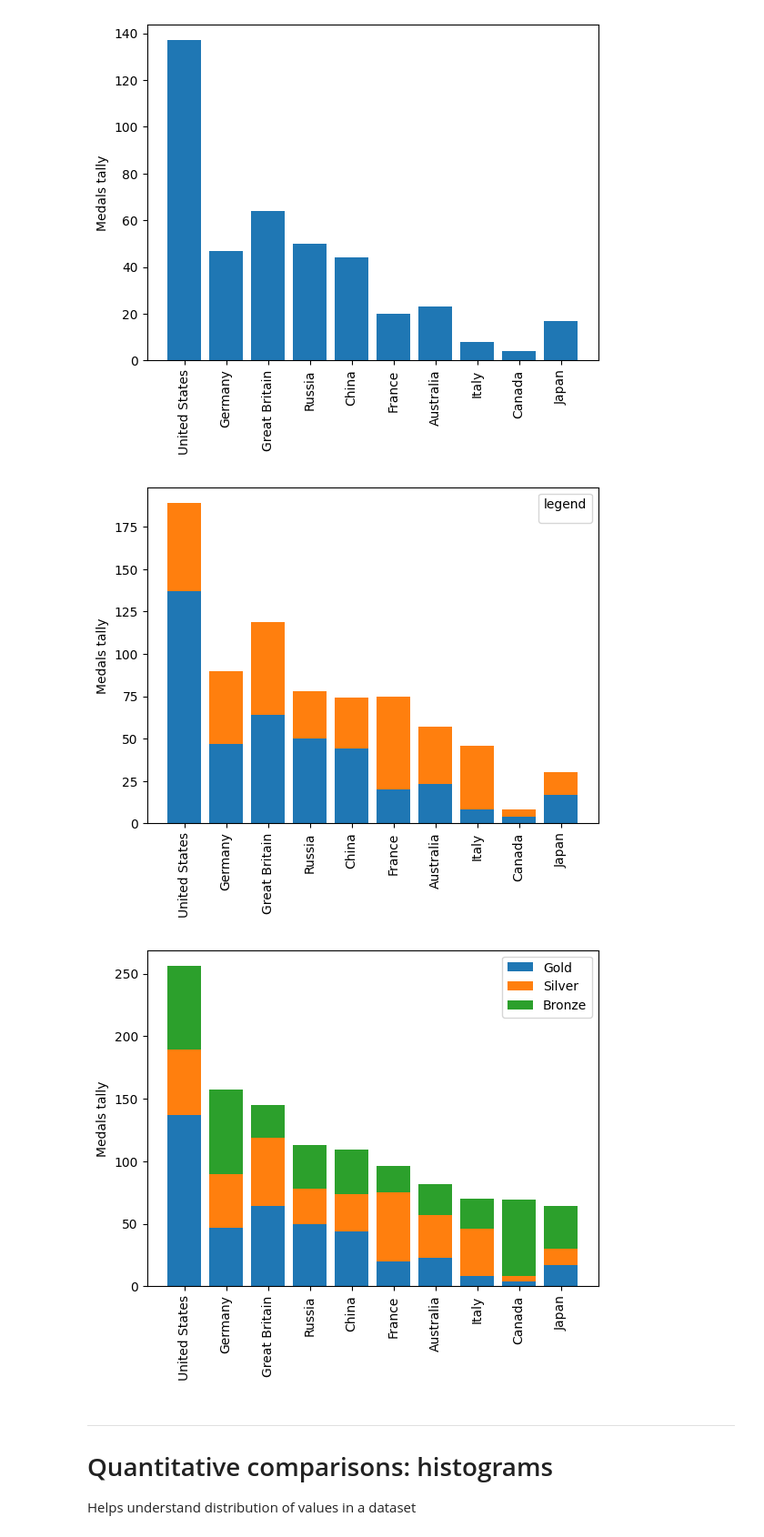
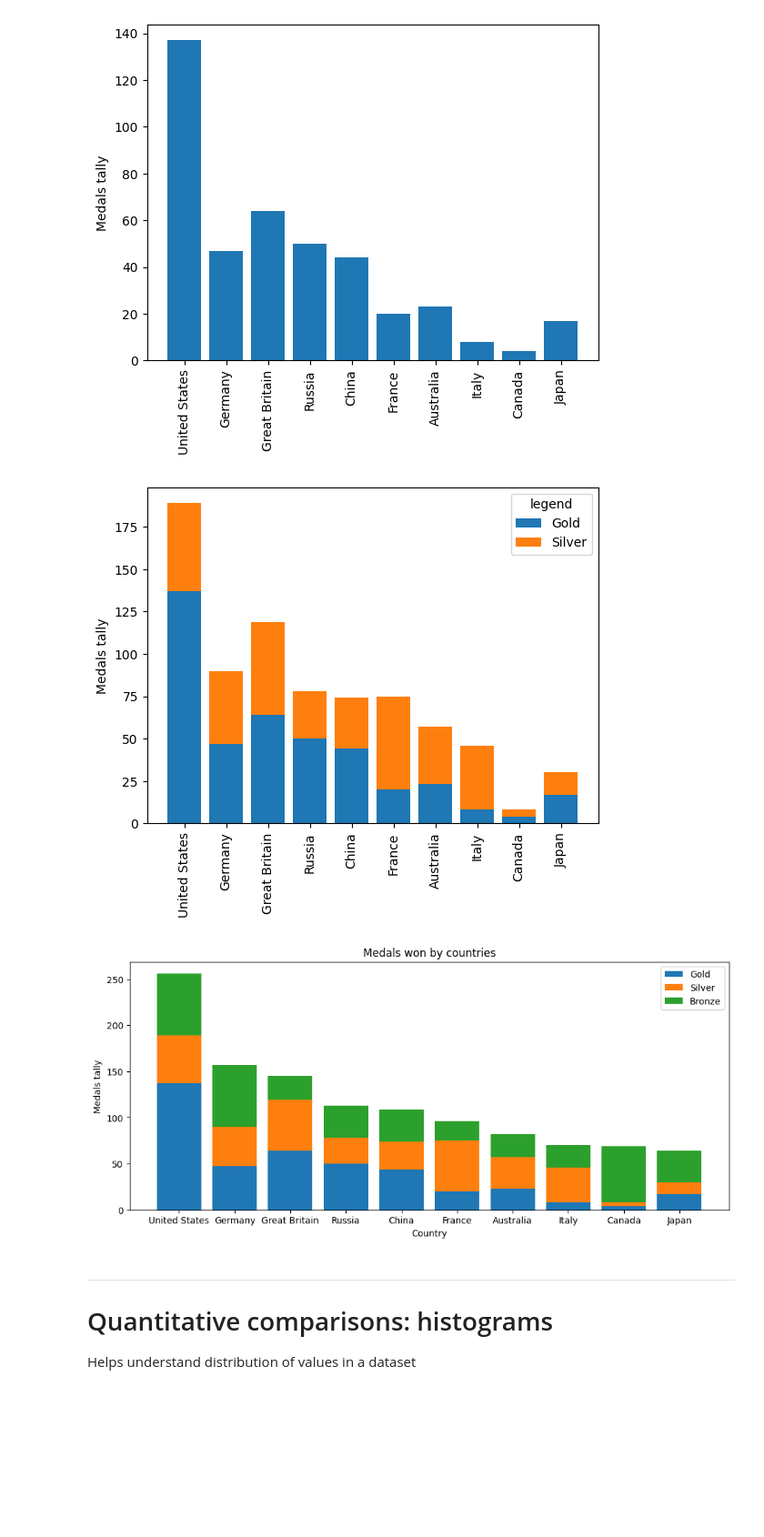
Before and after one commit to abhijeet-bhambere/learning-trail-data-visualizatn-python, a Jupyter notebook: matplotlib_training_dc.ipynb, the cells around one changed output. Shown at 91% size. Saved outputs shown, nothing was run; the diff lists cells and outputs as text; code cells hidden in the pictures; blank space fills up the shorter version.

```diff
--- a/matplotlib_training_dc.ipynb
+++ b/matplotlib_training_dc.ipynb
@@ -475,9 +475,9 @@ plt.show()
 # %%
 # Adding visualization of other medals categories
 fig,ax = plt.subplots()
-ax.bar(medals.index,medals["Gold"])
+ax.bar(medals.index,medals["Gold"],label="Gold")
 # Adding the Silver medals  -- creating a Stacked bar chart
-ax.bar(medals.index,medals["Silver"],bottom=medals["Gold"])
+ax.bar(medals.index,medals["Silver"],bottom=medals["Gold"],label="Silver")
 
 # Rotating the x-axis ticks to remove the over-lapping of country names
 ax.set_xticklabels(medals.index,rotation=90)
@@ -486,25 +486,26 @@ ax.set_ylabel("Medals tally")
 ax.legend(loc="upper right",title="legend")
 plt.show()
 # %% [output]
-[figure, old version]
+[figure, new version]
 # %%
 # Adding visualization of other medals categories
-fig,ax = plt.subplots()
+fig,ax = plt.subplots(figsize=(12, 5))
 ax.bar(medals.index,medals["Gold"] , label="Gold")
 # Adding the Silver medals  -- creating a Stacked bar chart
 ax.bar(medals.index,medals["Silver"],bottom=medals["Gold"] , label="Silver")
 # Also adding the Bronze medals to the stack
 ax.bar(medals.index,medals["Bronze"],bottom=medals["Gold"] + medals["Silver"] , label="Bronze")
 
 # Rotating the x-axis ticks to remove the over-lapping of country names
-ax.set_xticklabels(medals.index,rotation=90)
+ax.set_xticklabels(medals.index,rotation=360)
+ax.set_xlabel("Country")
 ax.set_ylabel("Medals tally")
-
+ax.set_title("Medals won by countries")
 # Adding a legend
 ax.legend()
 plt.show()
 # %% [output]
-[figure, old version]
+[figure, new version]
 # %% [markdown]
 ____
 # Quantitative comparisons: histograms
```
Also changed, not shown: parts of 12 cells of this notebook.
